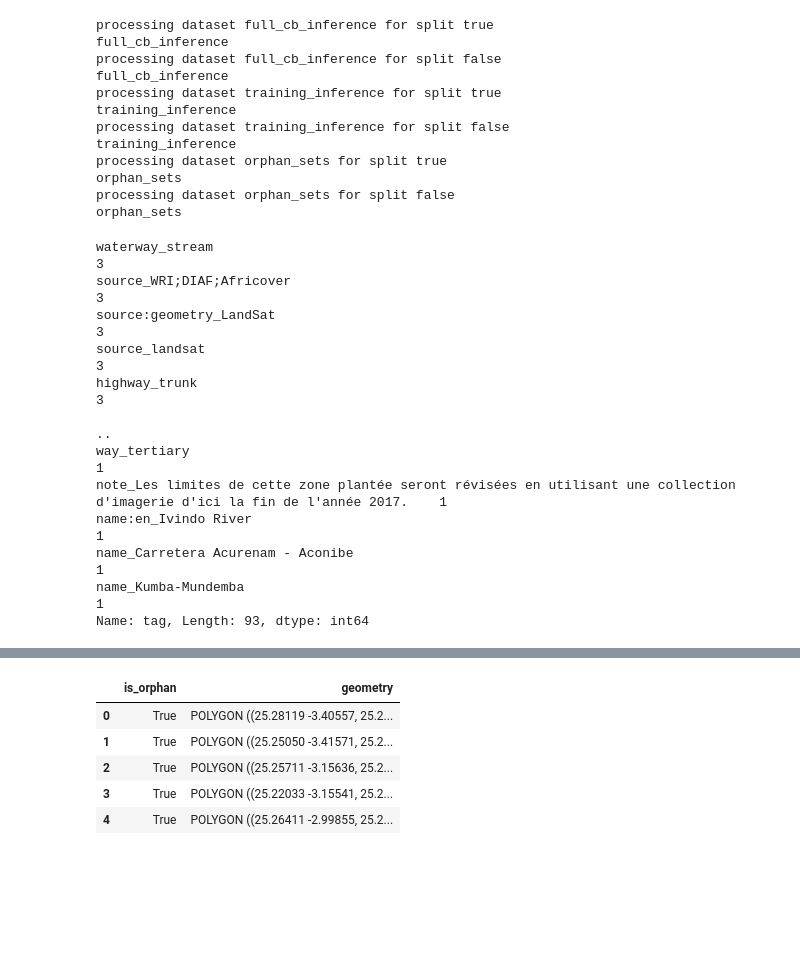
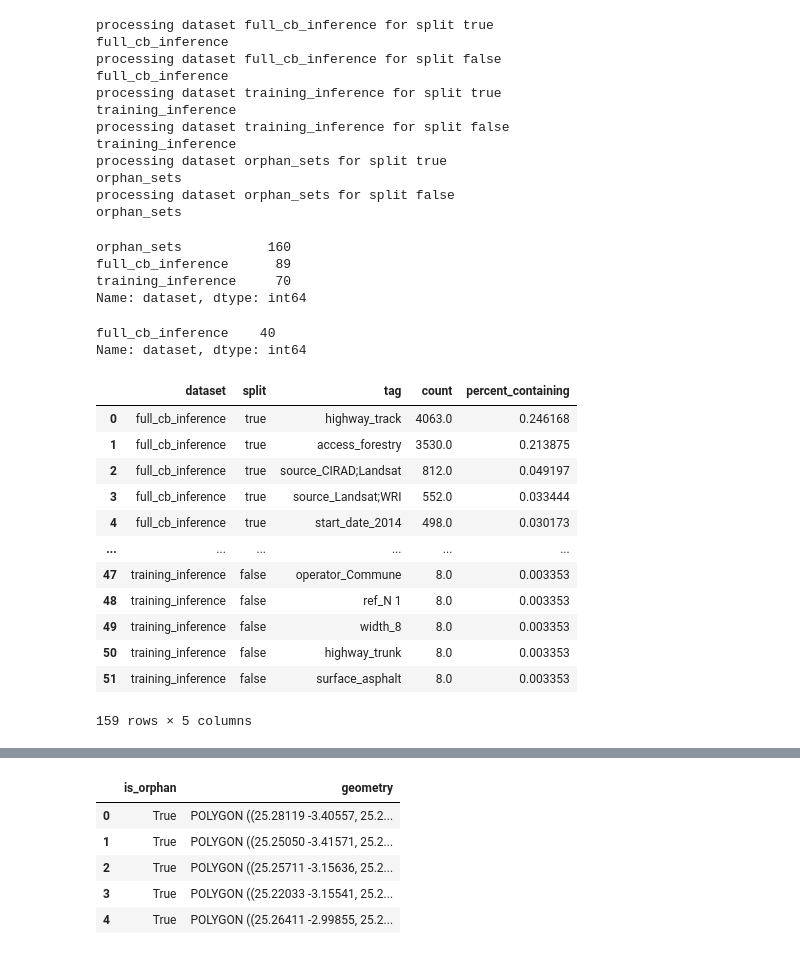
Before and after one commit to Project-Canopy/cb_feature_detection, a Jupyter notebook: analytics/ISL_Predictions_OSM_Intersection.ipynb, the cells around one changed output, grey strips where cells are left out. Cells and saved outputs as stored; diff of their text form; code cells hidden in the pictures; blank space fills up the shorter version.

Commit message:
completed thorough analysis of tags missing in "true sets"

```diff
--- a/analytics/ISL_Predictions_OSM_Intersection.ipynb
+++ b/analytics/ISL_Predictions_OSM_Intersection.ipynb
@@ -211,18 +211,31 @@ processing dataset orphan_sets for split true
 orphan_sets
 processing dataset orphan_sets for split false
 orphan_sets
-# %%
-df_full_tags[df_full_tags["split"] == "false"]["tag"]
-# %% [output]
-waterway_stream                                                                                                                3
-source_WRI;DIAF;Africover                                                                                                      3
-source:geometry_LandSat                                                                                                        3
-source_landsat                                                                                                                 3
-highway_trunk                                                                                                                  3
-                                                                                                                              ..
-way_tertiary                                                                                                                   1
-note_Les limites de cette zone plantée seront révisées en utilisant une collection d'imagerie d'ici la fin de l'année 2017.    1
-name:en_Ivindo River                                                                                                           1
-name_Carretera Acurenam - Aconibe                                                                                              1
-name_Kumba-Mundemba                                                                                                            1
-Name: tag, Length: 93, dtype: int64
+# %%
+df_full_tags["dataset"].value_counts()
+# %% [output]
+orphan_sets           160
+full_cb_inference      89
+training_inference     70
+Name: dataset, dtype: int64
+# %%
+df_false["dataset"].value_counts()
+# %% [output]
+full_cb_inference    40
+Name: dataset, dtype: int64
+# %%
+df_full_tags[df_full_tags["dataset"] != "orphan_sets"]
+# %% [output]
+|  | dataset | split | tag | count | percent_containing |
+| 0 | full_cb_inference | true | highway_track | 4063.0 | 0.246168 |
+| 1 | full_cb_inference | true | access_forestry | 3530.0 | 0.213875 |
+| 2 | full_cb_inference | true | source_CIRAD;Landsat | 812.0 | 0.049197 |
+| 3 | full_cb_inference | true | source_Landsat;WRI | 552.0 | 0.033444 |
+| 4 | full_cb_inference | true | start_date_2014 | 498.0 | 0.030173 |
+| ... | ... | ... | ... | ... | ... |
+| 47 | training_inference | false | operator_Commune | 8.0 | 0.003353 |
+| 48 | training_inference | false | ref_N 1 | 8.0 | 0.003353 |
+| 49 | training_inference | false | width_8 | 8.0 | 0.003353 |
+| 50 | training_inference | false | highway_trunk | 8.0 | 0.003353 |
+| 51 | training_inference | false | surface_asphalt | 8.0 | 0.003353 |
+159 rows × 5 columns
```
Also changed, not shown: parts of 3 cells of this notebook.
